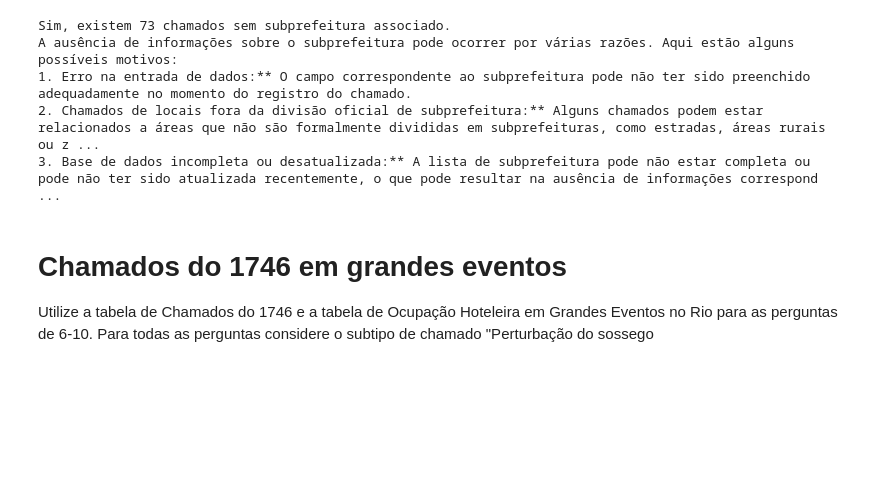
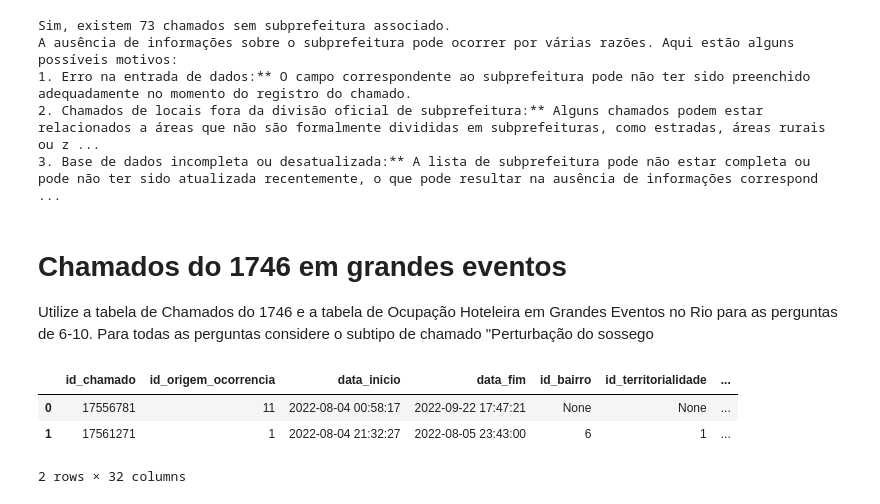
Before and after one commit to JairsonAlbertoSami/desafio-junior-data-scientis, a Jupyter notebook: Analise_python.ipynb, the cells around one changed output. Drawn from its saved outputs; the diff is of its cells as text; code cells hidden in the pictures; blank space fills up the shorter version.

Commit message:
Baixar dados de BigQuery adm_central_atendimento_1746

```diff
--- a/Analise_python.ipynb
+++ b/Analise_python.ipynb
@@ -154,3 +154,23 @@ A ausência de informações sobre o subprefeitura pode ocorrer por várias raz
 # **Chamados do 1746 em grandes eventos**
 
 Utilize a tabela de Chamados do 1746 e a tabela de Ocupação Hoteleira em Grandes Eventos no Rio para as perguntas de 6-10. Para todas as perguntas considere o subtipo de chamado "Perturbação do sossego
+# %%
+# Consulta chamados entre '2022-01-01' e '2023-12-31' e armazena no DataFrame.
+
+data_fim = '2023-12-31'
+data_inicio = '2022-01-01'
+
+consulta_sql = f"""
+SELECT *
+FROM `datario.adm_central_atendimento_1746.chamado`
+WHERE DATE(data_inicio) BETWEEN '{data_inicio}' AND '{data_fim}'
+"""
+
+df_chamados_grandes_eventos = bd.read_sql(consulta_sql, billing_project_id=project_id)
+# %%
+df_chamados_grandes_eventos.head(2)
+# %% [output]
+|  | id_chamado | id_origem_ocorrencia | data_inicio | data_fim | id_bairro | id_territorialidade | ... |
+| 0 | 17556781 | 11 | 2022-08-04 00:58:17 | 2022-09-22 17:47:21 | None | None | ... |
+| 1 | 17561271 | 1 | 2022-08-04 21:32:27 | 2022-08-05 23:43:00 | 6 | 1 | ... |
+2 rows × 32 columns
```
